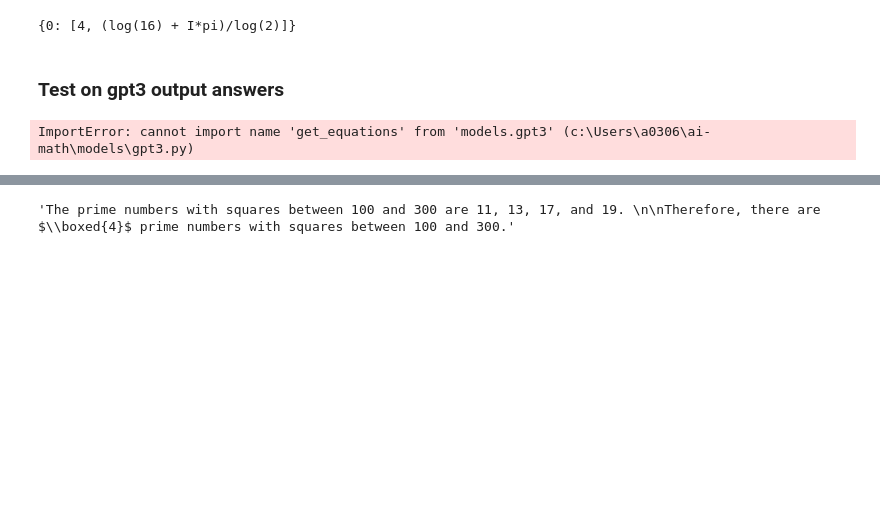
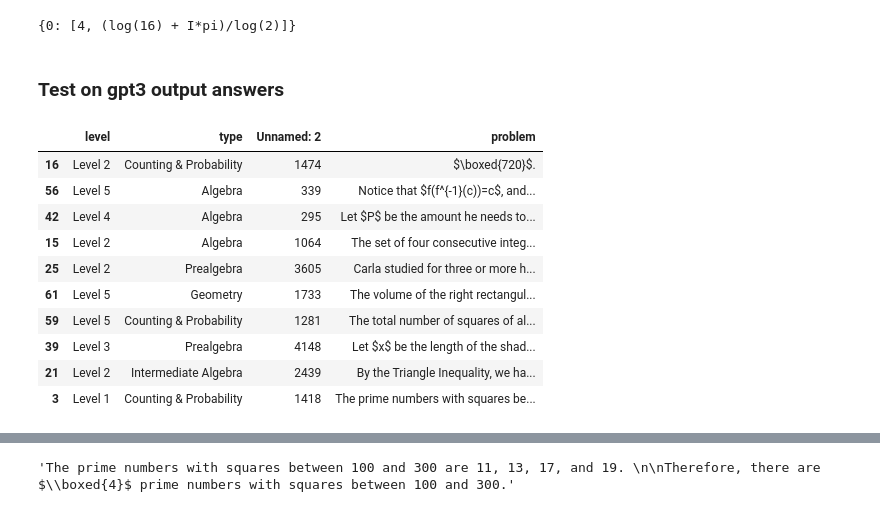
Before and after one commit to HanYuanHsu/ai-math, a Jupyter notebook: datasets.ipynb, the cells around one changed output, grey strips where cells are left out. Saved outputs shown, nothing was run; the diff lists cells and outputs as text; code cells hidden in the pictures; blank space fills up the shorter version.

```diff
--- a/datasets.ipynb
+++ b/datasets.ipynb
@@ -290,7 +290,19 @@ solutions
 # %%
 from models.gpt3 import get_equations, get_hint
 
 
 gpt_outputs = pd.read_csv("gpt3_predictions.csv")
+sample_size = 10
+df = gpt_outputs.sample(sample_size)
 # %% [output]
-ImportError: cannot import name 'get_equations' from 'models.gpt3' (c:\Users\a0306\ai-math\models\gpt3.py)
+|  | level | type | Unnamed: 2 | problem |
+| 16 | Level 2 | Counting & Probability | 1474 | $\boxed{720}$. |
+| 56 | Level 5 | Algebra | 339 | Notice that $f(f^{-1}(c))=c$, and... |
+| 42 | Level 4 | Algebra | 295 | Let $P$ be the amount he needs to... |
+| 15 | Level 2 | Algebra | 1064 | The set of four consecutive integ... |
+| 25 | Level 2 | Prealgebra | 3605 | Carla studied for three or more h... |
+| 61 | Level 5 | Geometry | 1733 | The volume of the right rectangul... |
+| 59 | Level 5 | Counting & Probability | 1281 | The total number of squares of al... |
+| 39 | Level 3 | Prealgebra | 4148 | Let $x$ be the length of the shad... |
+| 21 | Level 2 | Intermediate Algebra | 2439 | By the Triangle Inequality, we ha... |
+| 3 | Level 1 | Counting & Probability | 1418 | The prime numbers with squares be... |
```
Also changed, not shown: parts of 1 cell of this notebook, 1 other file.
